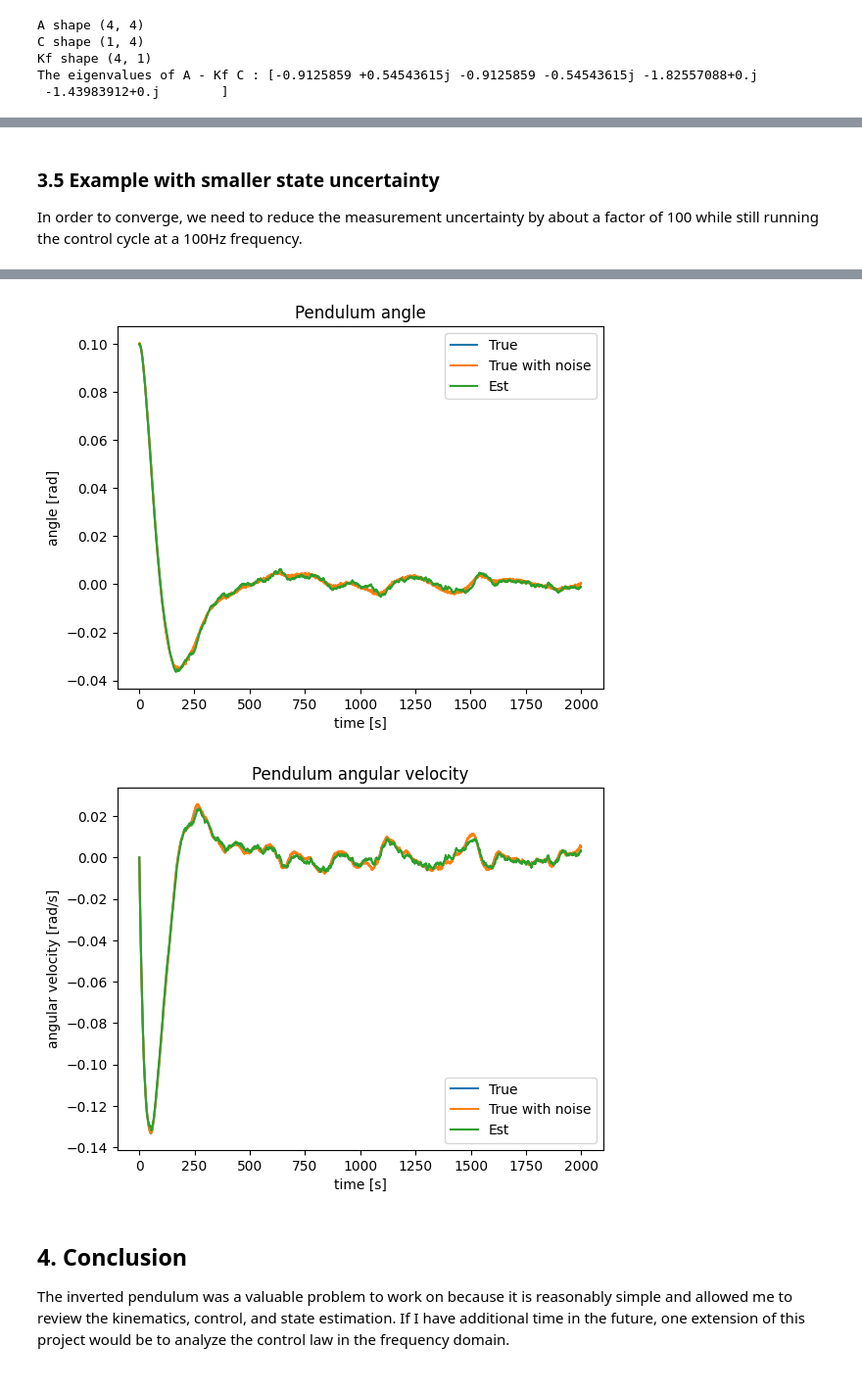
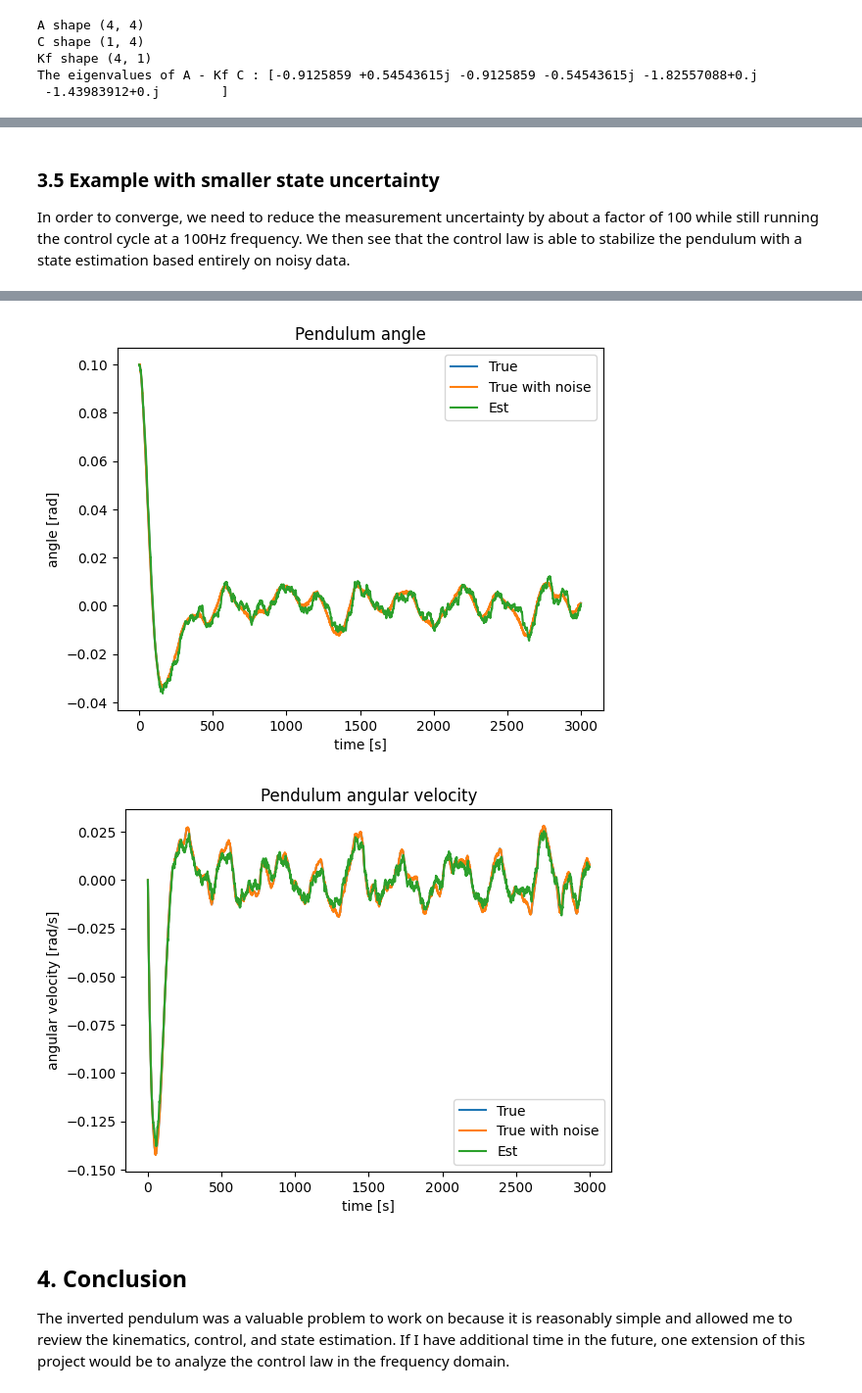
Before and after one commit to paxtonsc/inverted-pendulum-project, a Jupyter notebook: inverted_pendulm.ipynb, the cells around one changed output, grey strips where cells are left out. Shown at 98% size. Cells and saved outputs as stored; diff of their text form; code cells hidden in the pictures.

```diff
--- a/inverted_pendulm.ipynb
+++ b/inverted_pendulm.ipynb
@@ -808,13 +809,13 @@ plot_true_and_estimated_data(X_true, X_true_with_noise, X_est, y, t)
 # %% [markdown]
 ### 3.5 Example with smaller state uncertainty
-In order to converge, we need to reduce the measurement uncertainty by about a factor of 100 while still running the control cycle at a 100Hz frequency.
+In order to converge, we need to reduce the measurement uncertainty by about a factor of 100 while still running the control cycle at a 100Hz frequency. We then see that the control law is able to stabilize the pendulum with a state estimation based entirely on noisy data.
 # %%
 Vd = np.eye(4) * 0.01 # disturbance covariance
-Vn = 0.01 # measurement noise covariance
+Vn = 0.03 # measurement noise covariance
 
 Kf = control.lqr(A.T, C.T, Vd, Vn)[0].T
 
-t = np.linspace(0, 20, 2000)
+t = np.linspace(0, 30, 3000)
 
 X_true, X_true_with_noise, X_est, y, u, omegas = run_cart_sim()
 
@@ -825,5 +826,5 @@ plot_true_and_estimated_data(X_true, X_true_with_noise, X_est, y, t)
-[figure, old version]
+[figure, new version]
-[figure, old version]
+[figure, new version]
 # %% [markdown]
 ## 4. Conclusion
 
```
Also changed, not shown: parts of 10 cells of this notebook.
